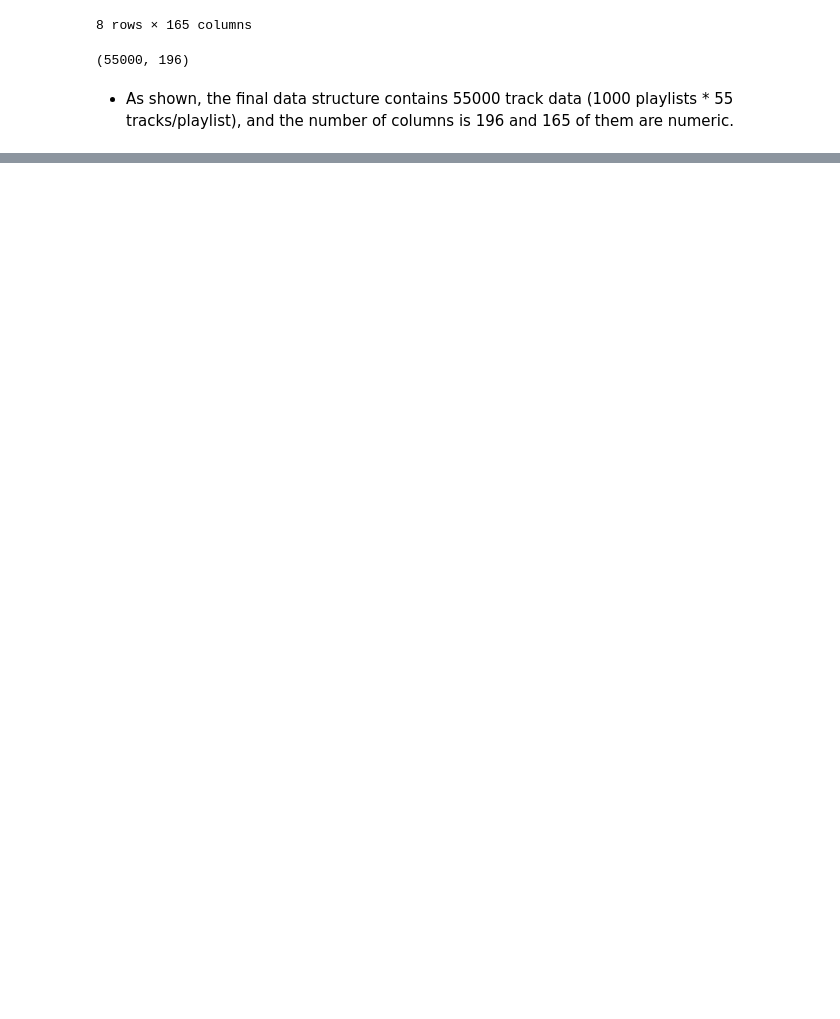
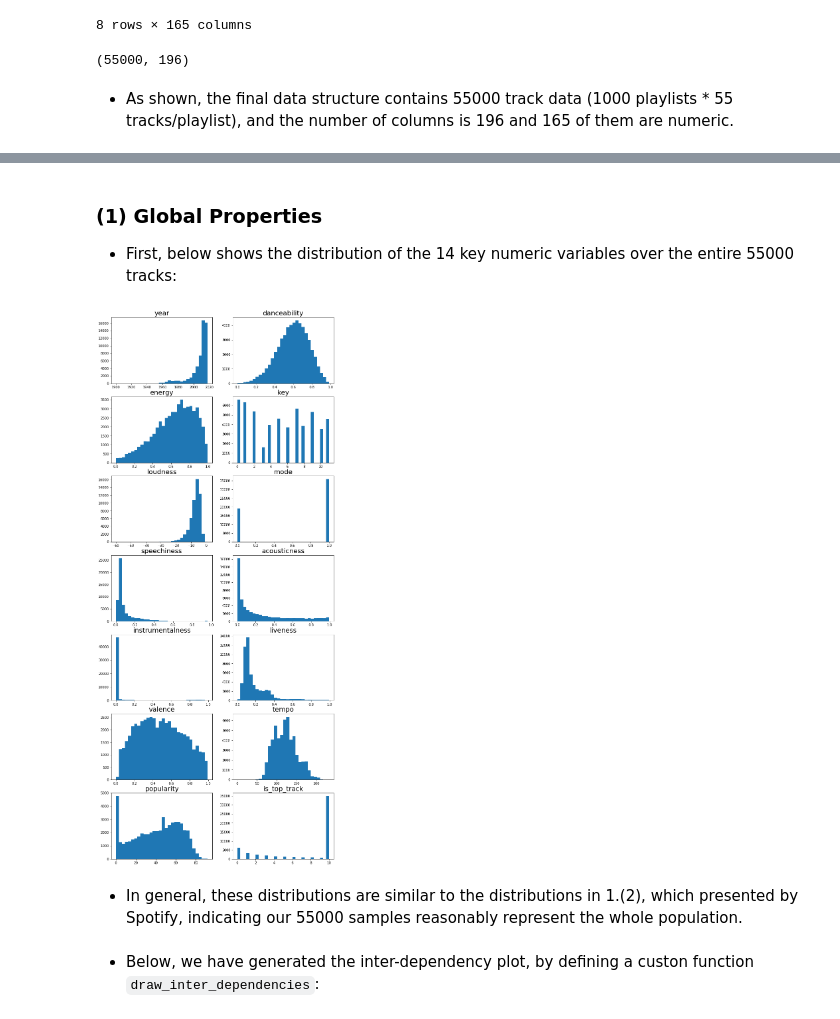
Before and after one commit to slee25/AC209A_SpotifyGroup30, a Jupyter notebook: notebooks/Data_Collection_EDA.ipynb, the cells around one changed output, grey strips where cells are left out. Cells and saved outputs as stored; diff of their text form; code cells hidden in the pictures; blank space fills up the shorter version.

```diff
--- a/notebooks/Data_Collection_EDA.ipynb
+++ b/notebooks/Data_Collection_EDA.ipynb
@@ -701,7 +706,7 @@ display(playlists_df_full_part2.shape)
 
 - The partial code below runs only for the 0th track, and it can be run for all 55000 tracks.
 # %%
-playlists_df = pd.read_pickle('data/playlists_df_full_part2.pkl')
+playlists_df = pd.read_pickle('data/playlists_df_full_section3_3.pkl')
 for i in range(1): #55000 for running all 55000 tracks
     playlists_df.at[i, 'is_top_track'] = 10
 
@@ -716,8 +721,8 @@ for i in range(1): #55000 for running all 55000 tracks
 # %%
-playlists_df_full_part3 = pd.read_pickle('data/playlists_df_full_part3.pkl')
-display(playlists_df_full_part3.head())
-display(playlists_df_full_part3.describe())
-display(playlists_df_full_part3.shape)
+playlists_df_full_section3_4 = pd.read_pickle('data/playlists_df_full_section3_4.pkl')
+display(playlists_df_full_section3_4.head())
+display(playlists_df_full_section3_4.describe())
+display(playlists_df_full_section3_4.shape)
 # %% [output]
 |  | acoustic | acousticness | afrobeat | album_name | album_uri | alt-rock | alternative | ambient | anime | ... |
 | 0 | 0.0 | 0.011400 | 0.0 | 127 Hours | spotify:album:70wOJPVD0SKMn0DtddtZP3 | 0.0 | 0.0 | 0.0 | 0.0 | ... |
@@ -743,0 +768,22 @@ display(playlists_df_full_part3.shape)
+# %%
+feature_lists = ["year", "danceability", "energy", "key", "loudness", "mode", "speechiness", "acousticness",
+                 "instrumentalness", "liveness", "valence", "tempo", "popularity", "is_top_track"]
+# %% [markdown]
+### (1) Global Properties
+
+- First, below shows the distribution of the 14 key numeric variables over the entire 55000 tracks:
+# %%
+fig, ax = plt.subplots(7, 2, figsize = (12,30))
+
+cnt = 0
+for i in range(7):
+    for j in range(2):
+        ax[i,j].hist(playlists_df_full_section3_4[feature_lists[cnt]].dropna(), bins=30)
+        ax[i,j].set_title(feature_lists[cnt], fontsize=20)
+        cnt = cnt +1
+# %% [output]
+[figure, added]
+# %% [markdown]
+- In general, these distributions are similar to the distributions in 1.(2), which presented by Spotify, indicating our 55000 samples reasonably represent the whole population.
+# %% [markdown]
+- Below, we have generated the inter-dependency plot, by defining a custon function `draw_inter_dependencies`:
```
Also changed, not shown: parts of 31 cells of this notebook, 8 other files.
